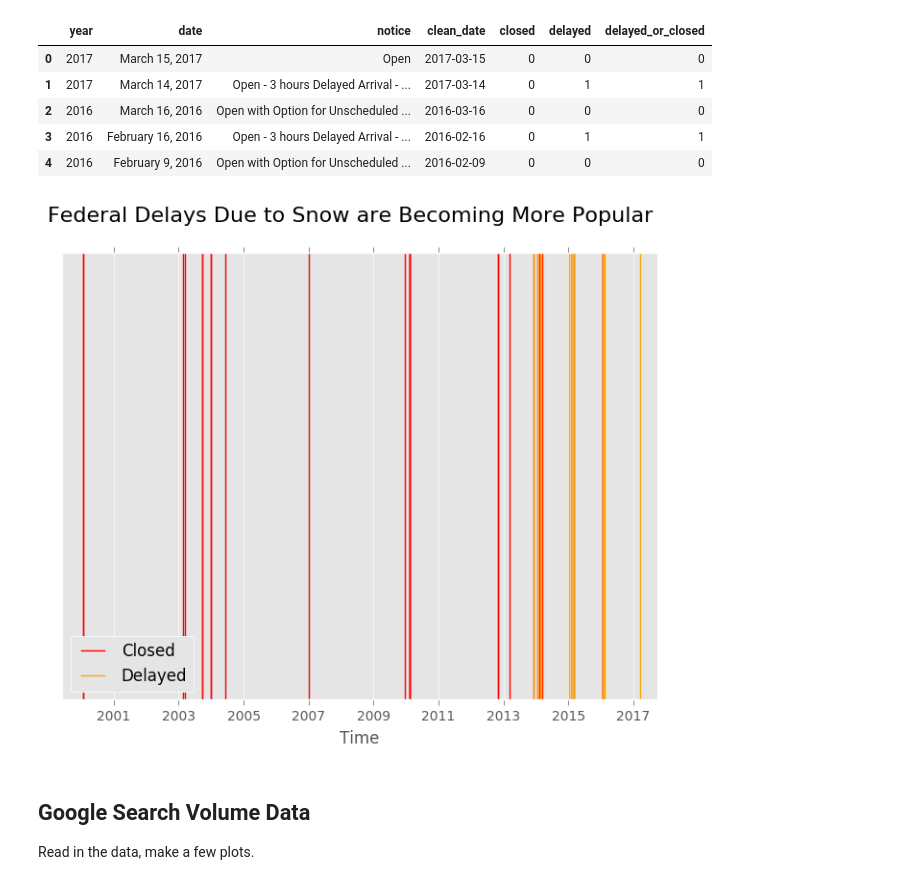
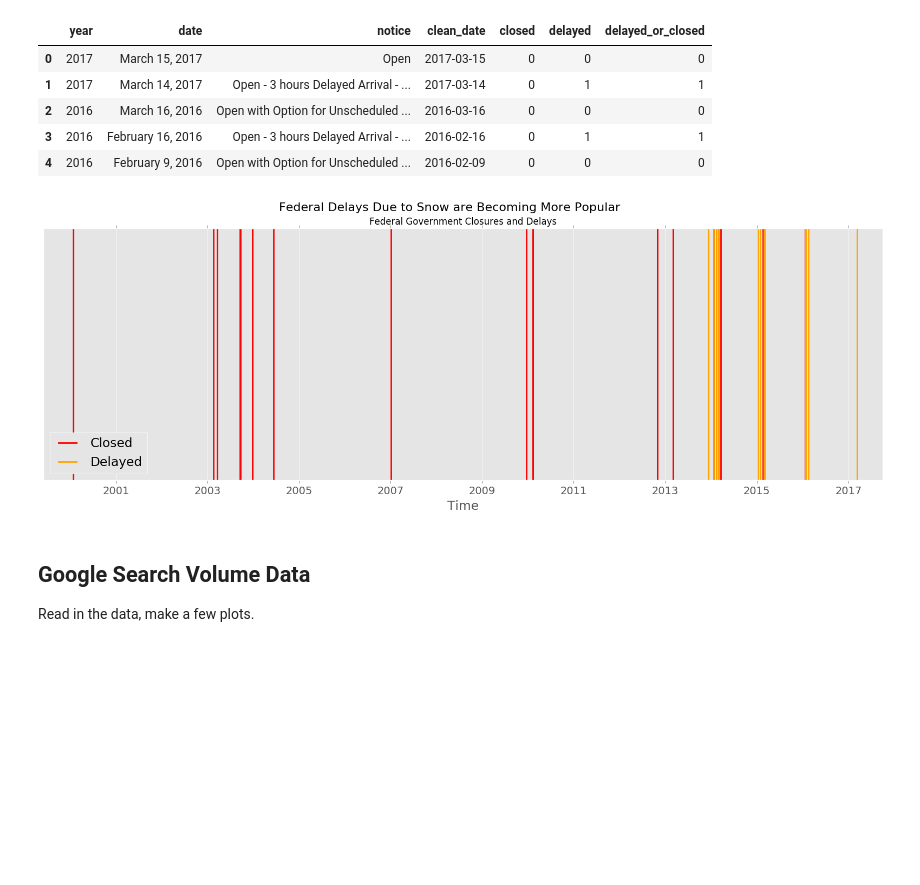
Before and after one commit to josephofiowa/zenzic, a Jupyter notebook: federal-snow/fed-closure-analysis.ipynb, the cells around one changed output. Drawn from its saved outputs; the diff is of its cells as text; code cells hidden in the pictures; blank space fills up the shorter version.

Commit message:
updated graphs

```diff
--- a/federal-snow/fed-closure-analysis.ipynb
+++ b/federal-snow/fed-closure-analysis.ipynb
@@ -9,7 +9,7 @@ import numpy as np
 %matplotlib inline
 
 # increase default figure and font sizes for easier viewing
-plt.rcParams['figure.figsize'] = (8, 6)
+plt.rcParams['figure.figsize'] = (14, 6)
 plt.rcParams['font.size'] = 14
 
 # always be stylish
@@ -240,19 +240,20 @@ opm_ts = opm.set_index('clean_date')
 # %%
 # plot closure/delays over time
 fig, ax = plt.subplots()
 plt.suptitle("Federal Delays Due to Snow are Becoming More Popular", size=16)
-#plt.title("Closed or Delayed", size=12)
+plt.title("Federal Government Closures and Delays", size=12)
 plt.xlabel('Time')
-ax.vlines(x=(opm_ts[opm_ts['closed'] == 1].index), ymin=0, ymax=1, color='red', label='Closed')
-ax.vlines(x=(opm_ts[opm_ts['delayed'] == 1].index), ymin=0, ymax=1, color='orange', label='Delayed')
+ax.vlines(x=(opm_ts[opm_ts['closed'] == 1].index), ymin=0, ymax=1, color='red', linewidth=2, label='Closed')
+ax.vlines(x=(opm_ts[opm_ts['delayed'] == 1].index), ymin=0, ymax=1, color='orange', linewidth=2, label='Delayed')
 plt.xlim(['1999-06', '2017-10'])
 plt.yticks([])
 plt.ylabel('')
 plt.legend(loc='lower left')
+fig.set_size_inches(20, 6)
 plt.savefig('./graphs/closures-delays.png', dpi=300, bbox_inches='tight')
 plt.show()
 # %% [output]
-[figure, old version]
+[figure, new version]
 # %% [markdown]
 ## Google Search Volume Data
 
```
Also changed, not shown: parts of 1 cell of this notebook, 2 other files.
